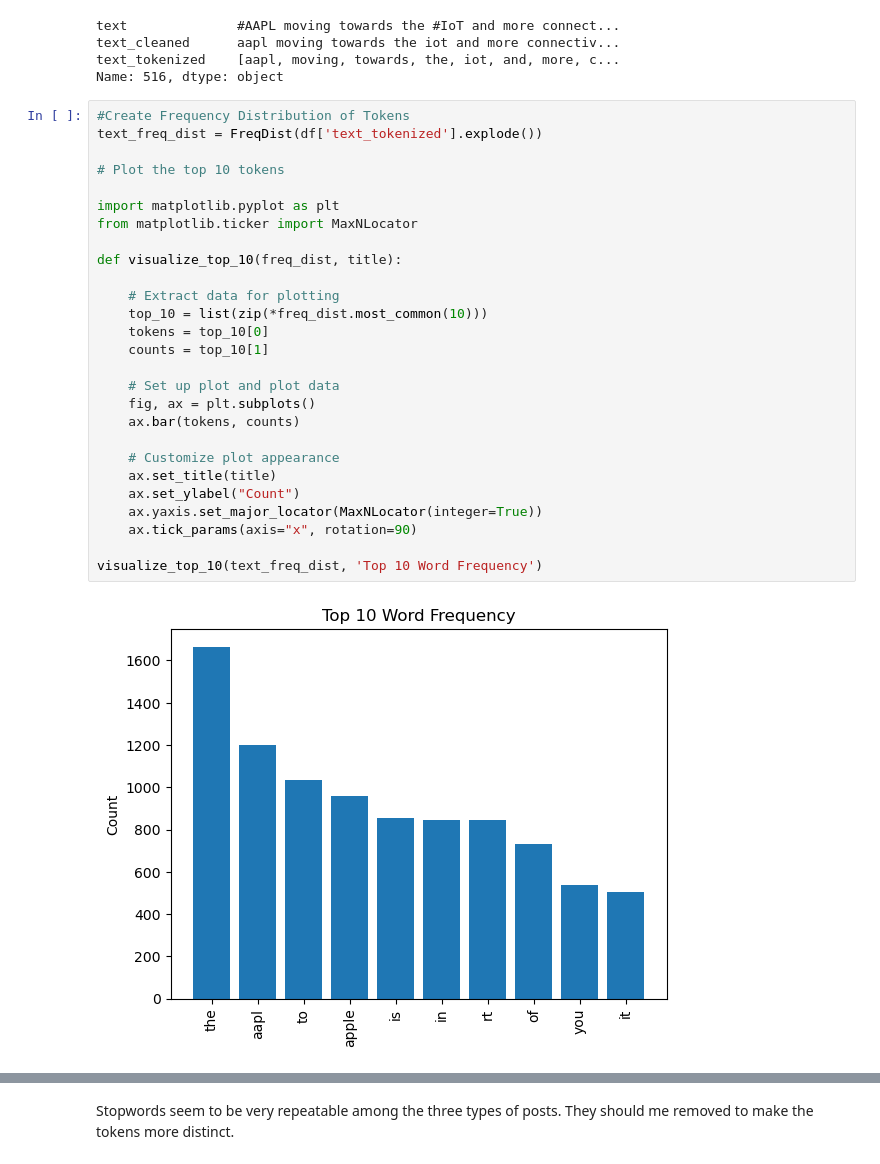
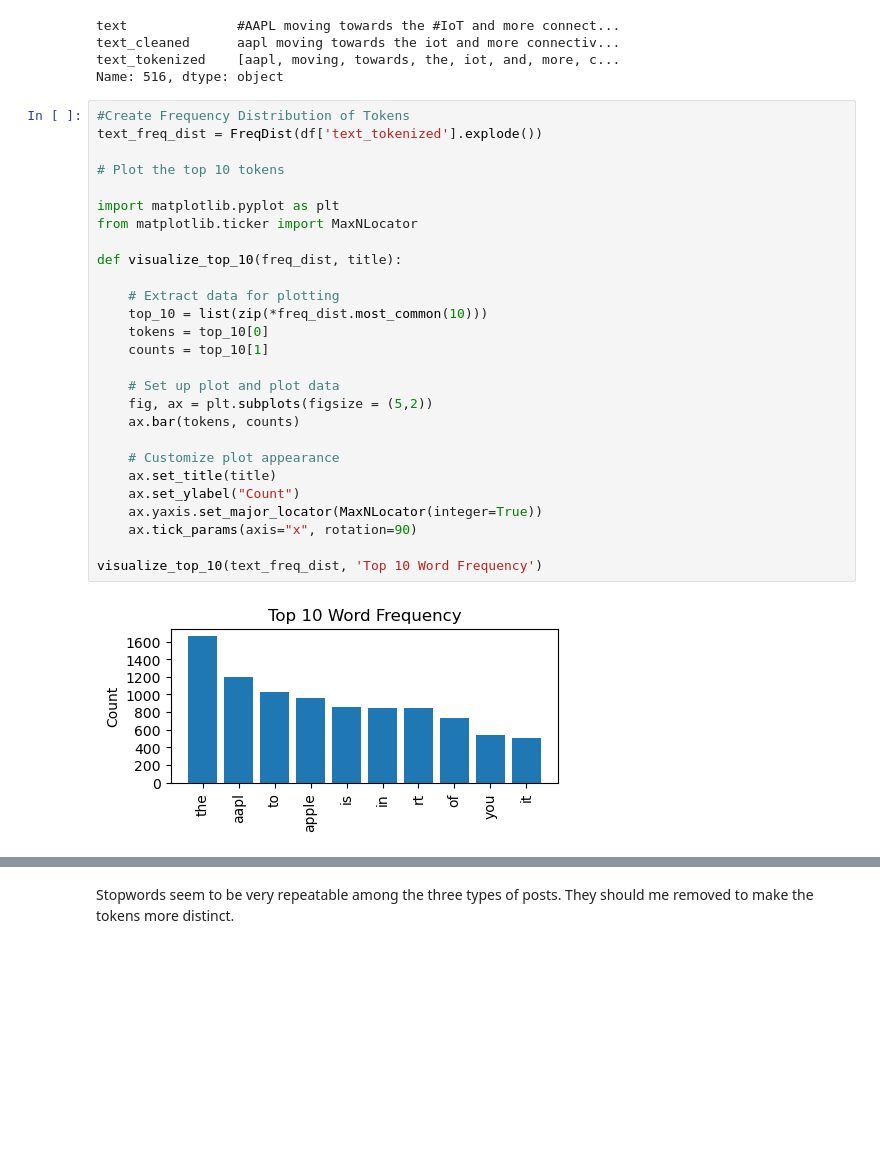
Before and after one commit to mkearns17/NLP_Project, a Jupyter notebook: notebook.ipynb, the cells around one changed output, grey strips where cells are left out. Drawn from its saved outputs; the diff is of its cells as text; blank space fills up the shorter version.

```diff
--- a/notebook.ipynb
+++ b/notebook.ipynb
@@ -150,32 +150,32 @@ Name: 516, dtype: object
 # %%
 #Create Frequency Distribution of Tokens
 text_freq_dist = FreqDist(df['text_tokenized'].explode())
 
 # Plot the top 10 tokens
 
 import matplotlib.pyplot as plt
 from matplotlib.ticker import MaxNLocator
 
 def visualize_top_10(freq_dist, title):
 
     # Extract data for plotting
     top_10 = list(zip(*freq_dist.most_common(10)))
     tokens = top_10[0]
     counts = top_10[1]
 
     # Set up plot and plot data
-    fig, ax = plt.subplots()
+    fig, ax = plt.subplots(figsize = (5,2))
     ax.bar(tokens, counts)
 
     # Customize plot appearance
     ax.set_title(title)
     ax.set_ylabel("Count")
     ax.yaxis.set_major_locator(MaxNLocator(integer=True))
     ax.tick_params(axis="x", rotation=90)
 
 visualize_top_10(text_freq_dist, 'Top 10 Word Frequency')
 # %% [output]
-[figure, old version]
+[figure, new version]
 # %%
 # Add in labels for filtering (we won't pass them in to the model)
 def visualize_top_ten_tokens_per_sentiment(sentiment,rating,text):
```
Also changed, not shown: parts of 13 cells of this notebook.
